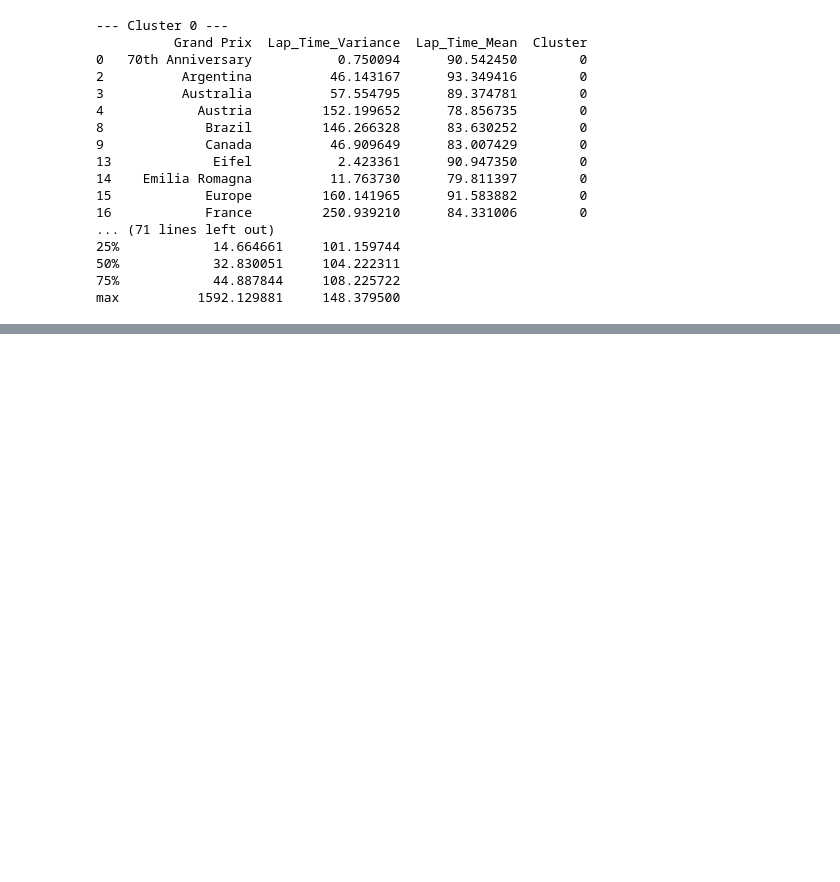
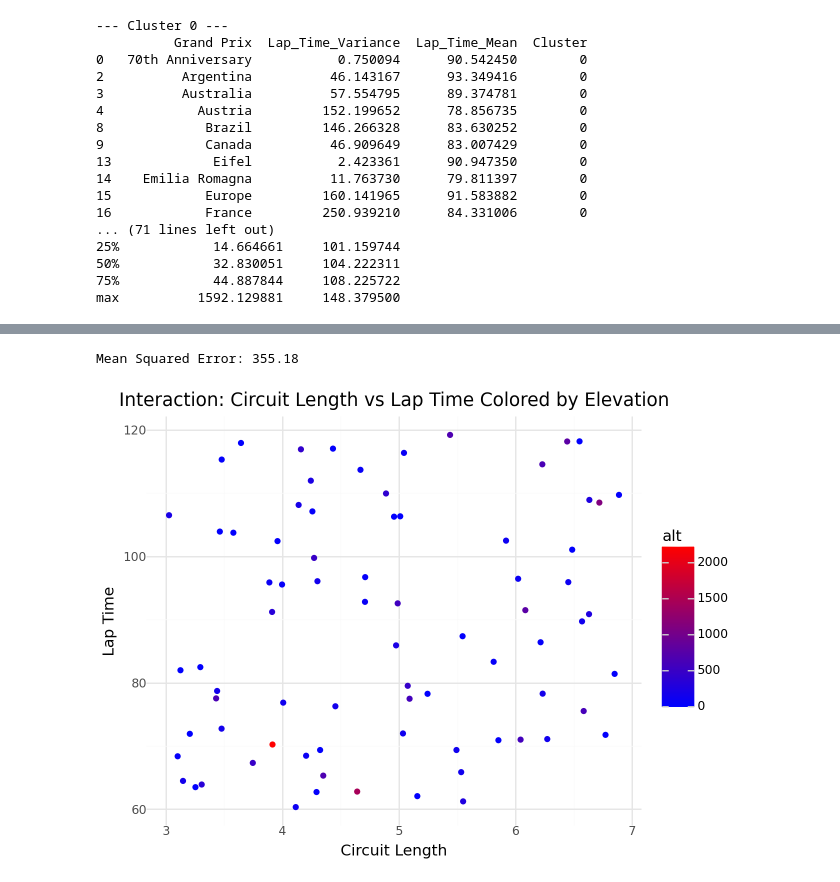
Before and after one commit to pranavski/Formula-1-analysis, a Jupyter notebook: Final_Analysis.ipynb, the cells around one changed output, grey strips where cells are left out. Cells and saved outputs as stored; diff of their text form; code cells hidden in the pictures; blank space fills up the shorter version.

```diff
--- a/Final_Analysis.ipynb
+++ b/Final_Analysis.ipynb
@@ -500,0 +404,58 @@ max          1592.129881     148.379500
+# %%
+import pandas as pd
+import numpy as np
+from sklearn.ensemble import RandomForestRegressor
+from sklearn.model_selection import train_test_split
+from sklearn.metrics import mean_squared_error
+from plotnine import ggplot, aes, geom_bar, geom_boxplot, geom_point, labs, theme_minimal, scale_color_gradient
+
+# Load cleaned data
+data_path = 'cleaned_circuits.csv'  # Replace with your file path
+circuits_data = pd.read_csv(data_path)
+
+# Add placeholder data for missing features
+circuits_data['circuit_length'] = np.random.uniform(3, 7, size=len(circuits_data))  # Random lengths between 3-7 km
+circuits_data['num_turns'] = np.random.randint(5, 25, size=len(circuits_data))  # Random turns between 5-25
+
+# Simulate lap times
+np.random.seed(42)
+circuits_data['lap_time'] = np.random.uniform(60, 120, size=len(circuits_data))  # Random lap times between 60-120 seconds
+
+# Prepare features and target
+features = ['circuit_length', 'num_turns', 'alt']
+target = 'lap_time'
+
+# Fill missing values (if any) with median
+for col in features:
+    circuits_data[col] = circuits_data[col].fillna(circuits_data[col].median())
+
+# Train-test split
+X = circuits_data[features]
+y = circuits_data[target]
+X_train, X_test, y_train, y_test = train_test_split(X, y, test_size=0.2, random_state=42)
+
+# Train Random Forest Regressor
+rf = RandomForestRegressor(n_estimators=100, random_state=42)
+rf.fit(X_train, y_train)
+
+# Predict and evaluate
+y_pred = rf.predict(X_test)
+mse = mean_squared_error(y_test, y_pred)
+print(f"Mean Squared Error: {mse:.2f}")
+
+# Feature importance
+importances = rf.feature_importances_
+importance_df = pd.DataFrame({'Feature': features, 'Importance': importances}).sort_values(by='Importance', ascending=False)
+
+# Interaction Analysis: Elevation Changes vs Circuit Length
+interaction_plot = (
+    ggplot(circuits_data, aes(x='circuit_length', y='lap_time', color='alt')) +
+    geom_point() +
+    scale_color_gradient(low="blue", high="red") +
+    labs(title="Interaction: Circuit Length vs Lap Time Colored by Elevation", x="Circuit Length", y="Lap Time") +
+    theme_minimal()
+)
+interaction_plot
+# %% [output]
+Mean Squared Error: 355.18
+[figure, added]
```
Also changed, not shown: parts of 8 cells of this notebook.
